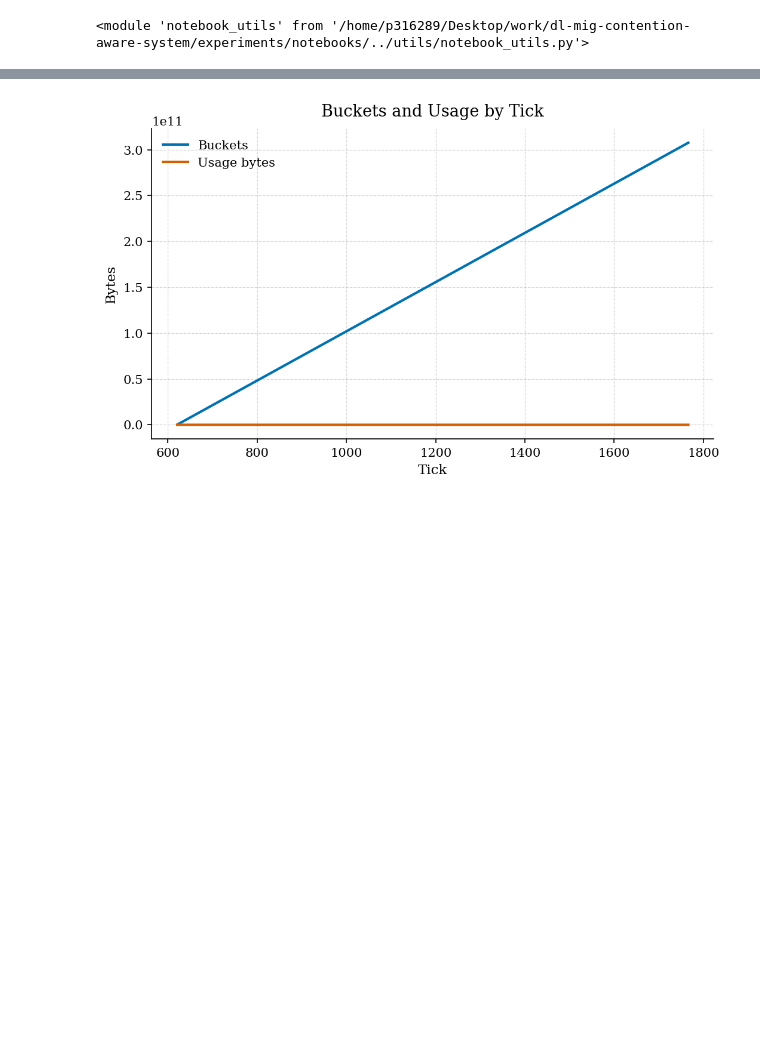
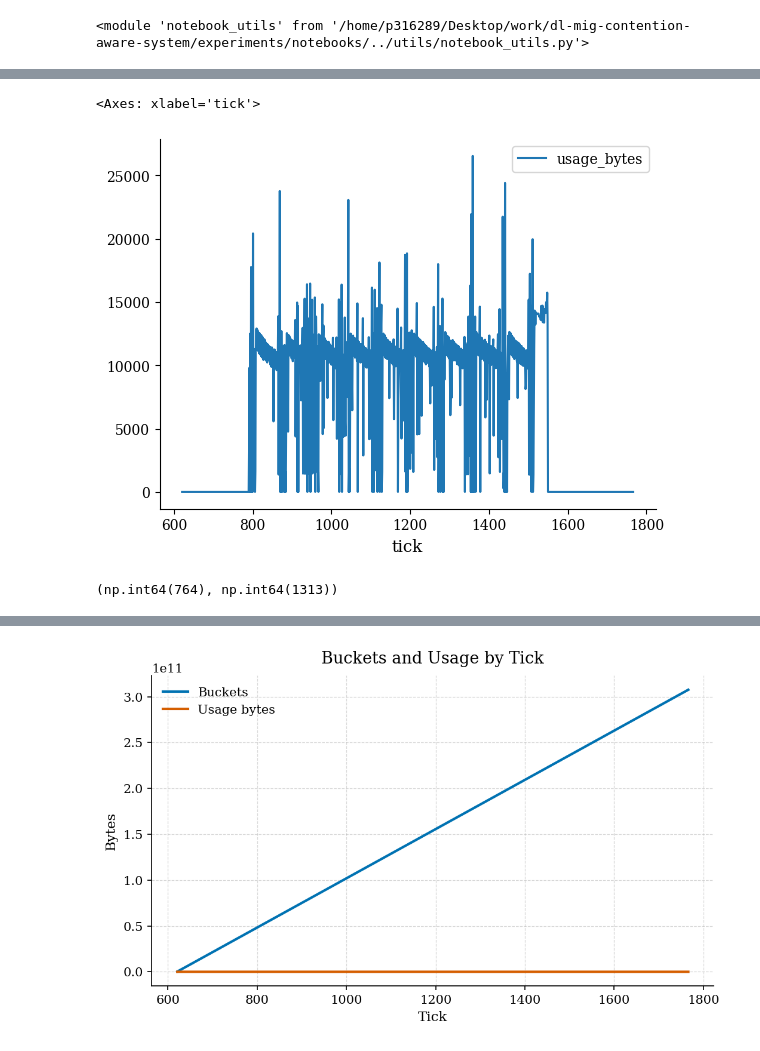
Before and after one commit to e212602/dl-mig-contention-aware-system, a Jupyter notebook: experiments/notebooks/vllm_pcie_bw_sweep.ipynb, the cells around one changed output, grey strips where cells are left out. Saved outputs shown, nothing was run; the diff lists cells and outputs as text; code cells hidden in the pictures; blank space fills up the shorter version.

```diff
--- a/experiments/notebooks/vllm_pcie_bw_sweep.ipynb
+++ b/experiments/notebooks/vllm_pcie_bw_sweep.ipynb
@@ -37,0 +40,5 @@ df
+# %%
+# Print experiment metadata
+with open(f"{latest_exp_dir}/{EXP_METADATA}", 'r') as f:
+    metadata = json.load(f)
+    print(json.dumps(metadata, indent=2))
@@ -37,0 +63,42 @@ df
+# %%
+# Extract artifacts and system metrics
+data_dict = {}
+for rps in metadata['request_rate']:
+    for nrq in metadata['request_count']:
+        for model in metadata['models']:
+            # Extract Baseline Data
+            data_dict[model] = {}
+            model_path_name = model.replace('/', '_')
+            dest = f"/tmp/{str(latest_exp_dir).split('/')[-1]}/{model_path_name}/baseline"
+            data_dict[model]['baseline'] = {}
+            if not os.path.exists(dest):
+                os.makedirs(dest, exist_ok=True)
+            subprocess.run(["tar", "-xf", f"{latest_exp_dir}/{model_path_name}/baseline/{EXP_ARTIFACTS_TAR}", "-C", dest])
+            subprocess.run(["tar", "-xf", f"{latest_exp_dir}/{model_path_name}/baseline/{EXP_METRICS}", "-C", dest])
+            subprocess.run(["tar", "-xf", f"{latest_exp_dir}/{model_path_name}/baseline/{SCHEDULER_LOGS}", "-C", dest])
+            data_dict[model]['baseline'][EXP_ARTIFACTS_TAR] = f"{dest}/{EXP_ARTIFACTS_TAR}"
+            data_dict[model]['baseline'][EXP_METRICS] = f"{dest}/baseline__{model_path_name}_rps{rps}_n{nrq}.csv"
+
+            # Extract other settings
+            for gb_settings in metadata['gb_rate_values']:
+                data_dict[model][gb_settings] = {}
+                dest = f"/tmp/{str(latest_exp_dir).split('/')[-1]}/{model_path_name}/gb_rate-{gb_settings}"
+                if not os.path.exists(dest):
+                    os.makedirs(dest, exist_ok=True)
+                subprocess.run(["tar", "-xf", f"{latest_exp_dir}/{model_path_name}/gb_rate-{gb_settings}/{EXP_ARTIFACTS_TAR}", "-C", dest])
+                subprocess.run(["tar", "-xf", f"{latest_exp_dir}/{model_path_name}/gb_rate-{gb_settings}/{EXP_METRICS}", "-C", dest])
+                subprocess.run(["tar", "-xf", f"{latest_exp_dir}/{model_path_name}/gb_rate-{gb_settings}/{SCHEDULER_LOGS}", "-C", dest])
+                data_dict[model][gb_settings][EXP_ARTIFACTS_TAR] = f"{dest}/{EXP_ARTIFACTS_TAR}"
+                data_dict[model][gb_settings][EXP_METRICS] = f"{dest}/gb_rate-{gb_settings}__{model_path_name}_rps{rps}_n{nrq}.csv"
+                data_dict[model][gb_settings][SCHEDULER_LOGS] = f"{dest}/scheduler.csv"
+# %%
+df = pd.read_csv(data_dict["RedHatAI/gemma-2-2b-it-quantized.w4a16"][1][SCHEDULER_LOGS])
+df = df[df["phase"] == "limit"]
+df.plot(x="tick", y="usage_bytes", kind="line")
+# %% [output]
+<Axes: xlabel='tick'>
+[figure, added]
+# %%
+df.loc[df["usage_bytes"] > 0, "tick"].min(), df.loc[df["usage_bytes"] > 0, "tick"].max()
+# %% [output]
+(np.int64(764), np.int64(1313))
```
Also changed, not shown: parts of 4 cells of this notebook, 9 other files.
